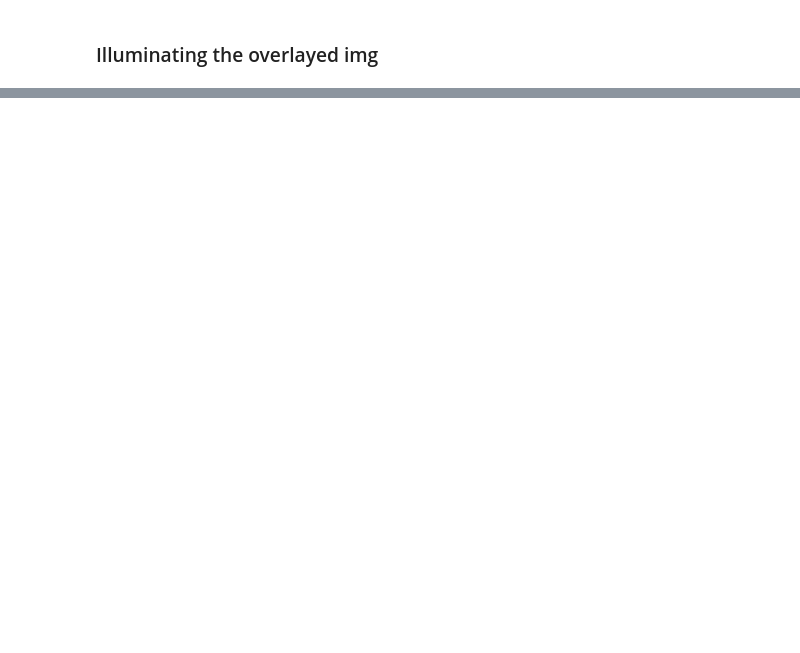
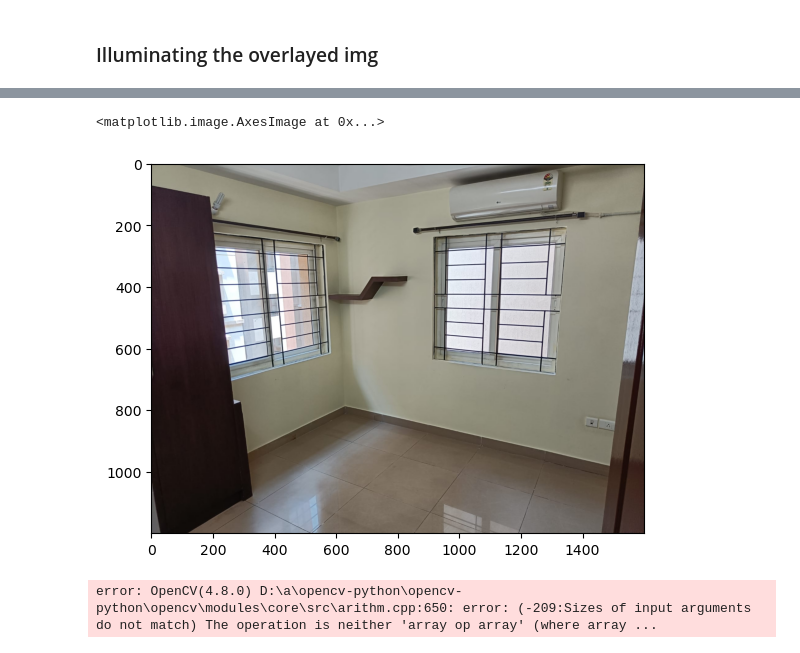
Before and after one commit to Karan-00-11/mfs, a Jupyter notebook: illumination/illumination_matcher.ipynb, the cells around one changed output, grey strips where cells are left out. Saved outputs shown, nothing was run; the diff lists cells and outputs as text; code cells hidden in the pictures; blank space fills up the shorter version.

```diff
--- a/illumination/illumination_matcher.ipynb
+++ b/illumination/illumination_matcher.ipynb
@@ -142,3 +193,12 @@ plt.imshow(ill)
+# %%
+plt.imshow(src_img)
+# %% [output]
+<matplotlib.image.AxesImage at 0x...>
+[figure, added]
+# %%
+cv2.addWeighted(out_img, 0.8, ill, 0.2, 0)
+# %% [output]
+error: OpenCV(4.8.0) D:\a\opencv-python\opencv-python\opencv\modules\core\src\arithm.cpp:650: error: (-209:Sizes of input arguments do not match) The operation is neither 'array op array' (where array ...
 # %%
 plt.imshow(out_img)
 # %% [output]
```
Also changed, not shown: parts of 8 cells of this notebook.
